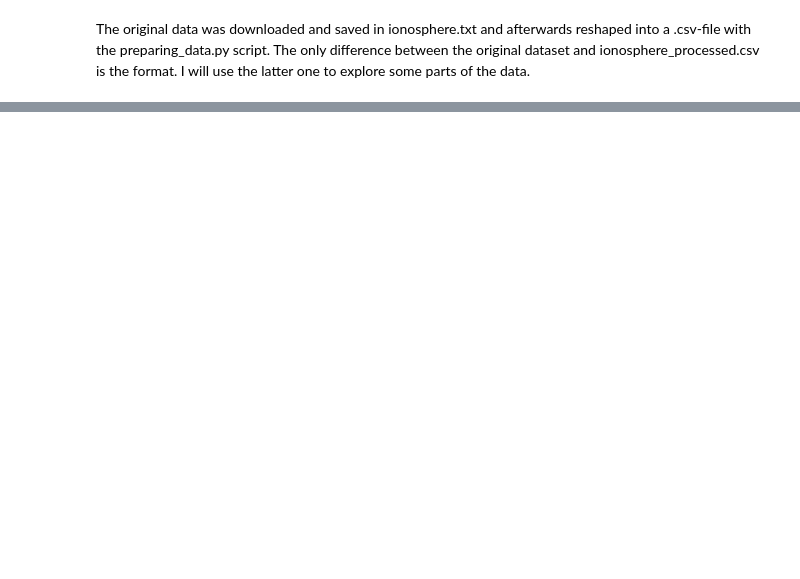
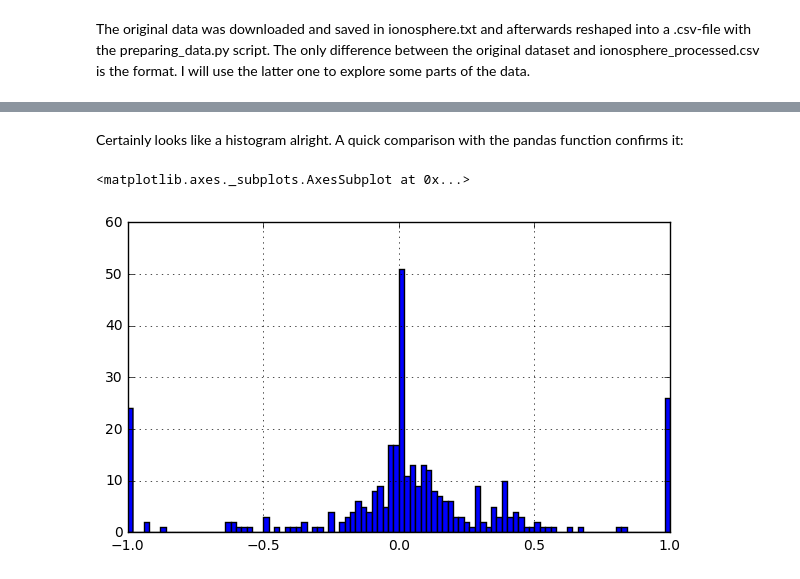
Before and after one commit to n-d-r/ionosphere, a Jupyter notebook: exploratory_analysis.ipynb, the cells around one changed output, grey strips where cells are left out. Cells and saved outputs as stored; diff of their text form; code cells hidden in the pictures; blank space fills up the shorter version.

```diff
--- a/exploratory_analysis.ipynb
+++ b/exploratory_analysis.ipynb
@@ -37,0 +114,7 @@ data_filt = data.loc[
+# %% [markdown]
+Certainly looks like a histogram alright. A quick comparison with the pandas function confirms it:
+# %%
+data.loc[:, '3'].hist(figsize=(7, 4), bins=100)
+# %% [output]
+<matplotlib.axes._subplots.AxesSubplot at 0x...>
+[figure, added]
```
Also changed, not shown: parts of 36 cells of this notebook.
